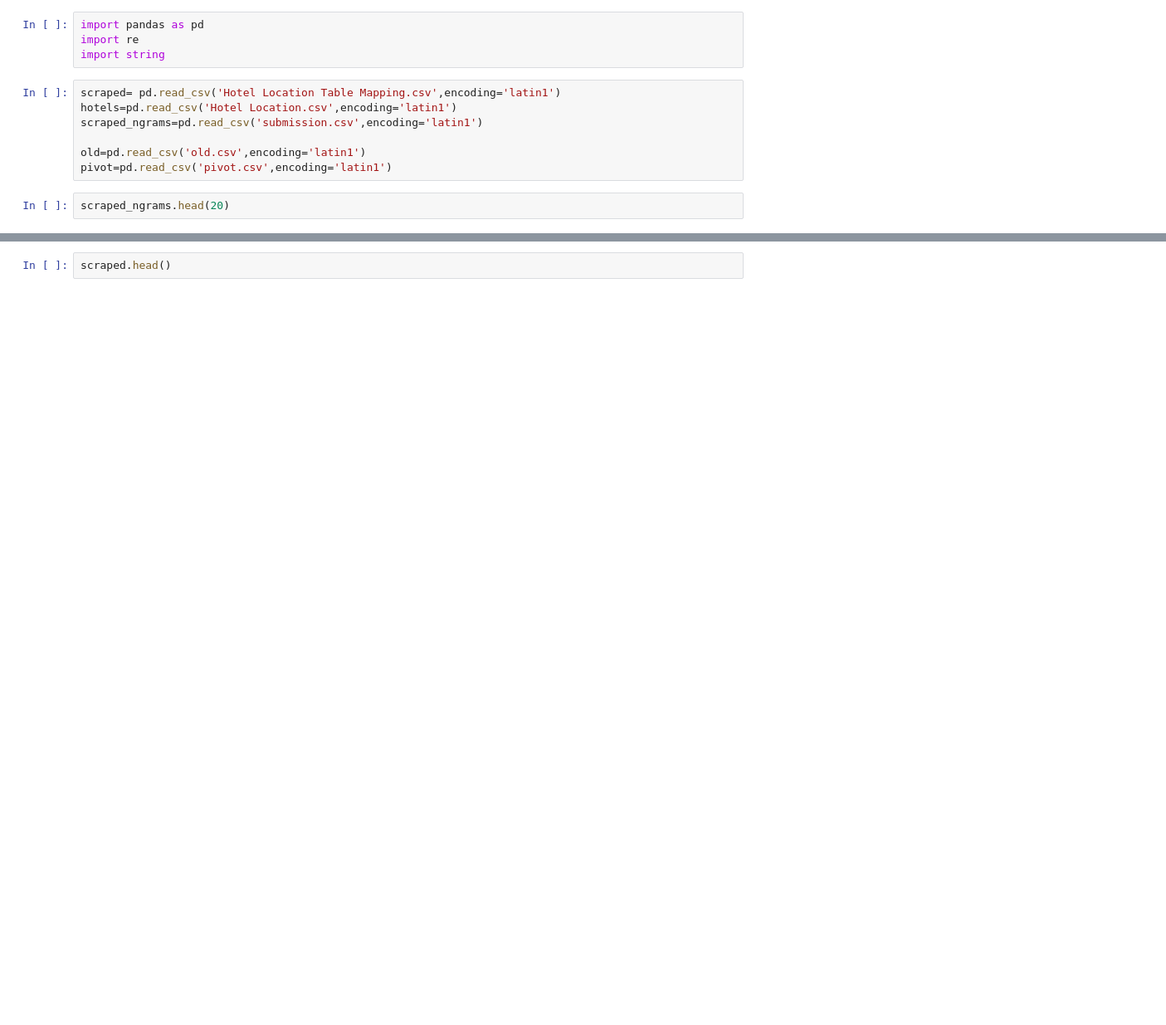
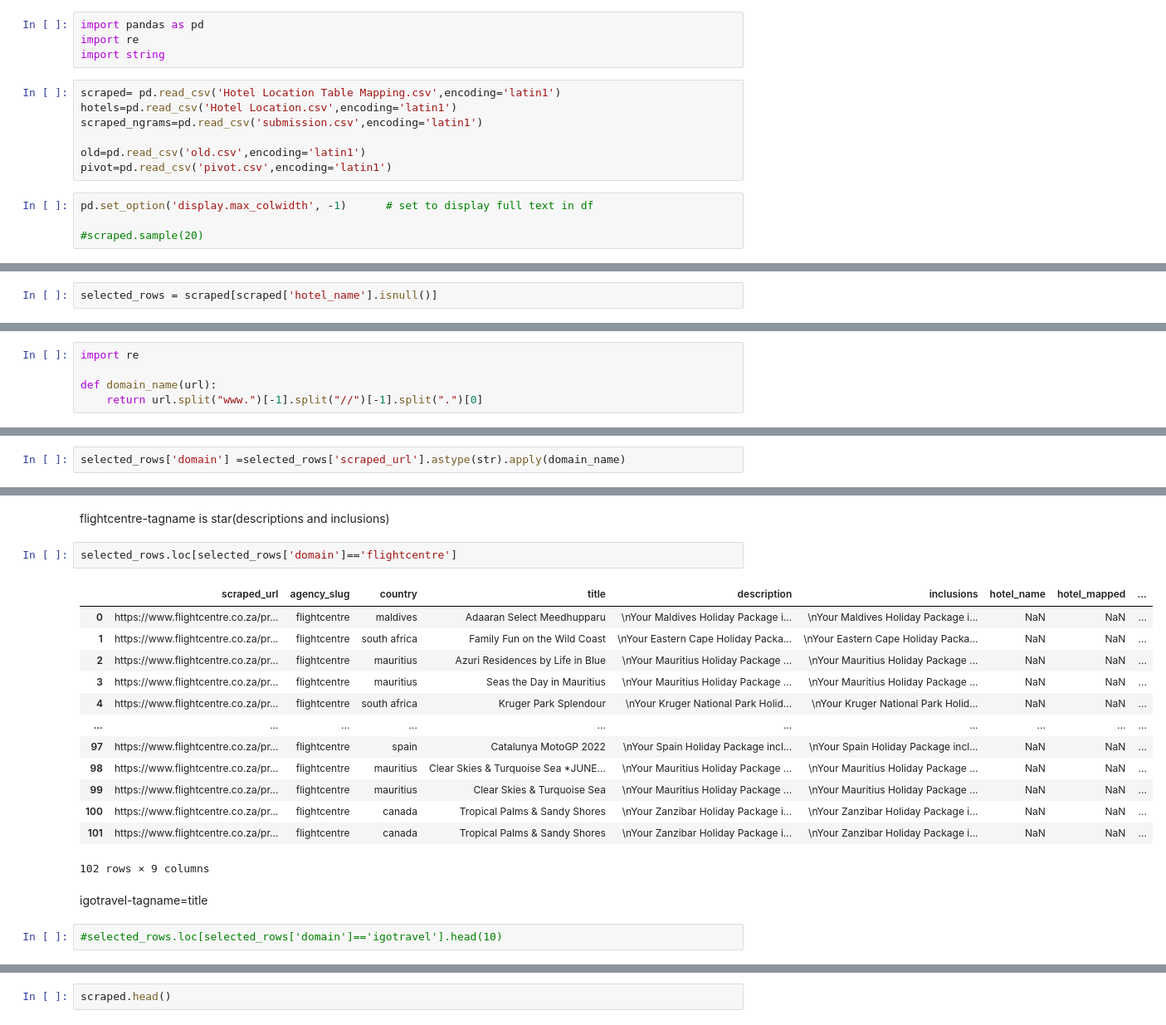
Before and after one commit to jeniffermukami/Name-matching-in-python, a Jupyter notebook: hotels mapping/Untitled3.ipynb, the cells around one changed output, grey strips where cells are left out. Shown at 83% size. Saved outputs shown, nothing was run; the diff lists cells and outputs as text; blank space fills up the shorter version.

```diff
--- a/hotels mapping/Untitled3.ipynb
+++ b/hotels mapping/Untitled3.ipynb
@@ -10,4 +10,6 @@ scraped_ngrams=pd.read_csv('submission.csv',encoding='latin1')
 old=pd.read_csv('old.csv',encoding='latin1')
 pivot=pd.read_csv('pivot.csv',encoding='latin1')
 # %%
-scraped_ngrams.head(20)
+pd.set_option('display.max_colwidth', -1)      # set to display full text in df
+
+#scraped.sample(20)
@@ -31,0 +16,2 @@ scraped_ngrams.head(20)
+# %%
+selected_rows = scraped[scraped['hotel_name'].isnull()]
@@ -31,0 +71,5 @@ scraped_ngrams.head(20)
+# %%
+import re
+
+def domain_name(url):
+    return url.split("www.")[-1].split("//")[-1].split(".")[0]
@@ -31,0 +87,2 @@ scraped_ngrams.head(20)
+# %%
+selected_rows['domain'] =selected_rows['scraped_url'].astype(str).apply(domain_name)
@@ -31,0 +117,22 @@ scraped_ngrams.head(20)
+# %% [markdown]
+flightcentre-tagname is star(descriptions and inclusions)
+# %%
+selected_rows.loc[selected_rows['domain']=='flightcentre']
+# %% [output]
+|  | scraped_url | agency_slug | country | title | description | inclusions | hotel_name | hotel_mapped | ... |
+| 0 | https://www.flightcentre.co.za/pr... | flightcentre | maldives | Adaaran Select Meedhupparu | \nYour Maldives Holiday Package i... | \nYour Maldives Holiday Package i... | NaN | NaN | ... |
+| 1 | https://www.flightcentre.co.za/pr... | flightcentre | south africa | Family Fun on the Wild Coast | \nYour Eastern Cape Holiday Packa... | \nYour Eastern Cape Holiday Packa... | NaN | NaN | ... |
+| 2 | https://www.flightcentre.co.za/pr... | flightcentre | mauritius | Azuri Residences by Life in Blue | \nYour Mauritius Holiday Package ... | \nYour Mauritius Holiday Package ... | NaN | NaN | ... |
+| 3 | https://www.flightcentre.co.za/pr... | flightcentre | mauritius | Seas the Day in Mauritius | \nYour Mauritius Holiday Package ... | \nYour Mauritius Holiday Package ... | NaN | NaN | ... |
+| 4 | https://www.flightcentre.co.za/pr... | flightcentre | south africa | Kruger Park Splendour | \nYour Kruger National Park Holid... | \nYour Kruger National Park Holid... | NaN | NaN | ... |
+| ... | ... | ... | ... | ... | ... | ... | ... | ... | ... |
+| 97 | https://www.flightcentre.co.za/pr... | flightcentre | spain | Catalunya MotoGP 2022 | \nYour Spain Holiday Package incl... | \nYour Spain Holiday Package incl... | NaN | NaN | ... |
+| 98 | https://www.flightcentre.co.za/pr... | flightcentre | mauritius | Clear Skies & Turquoise Sea *JUNE... | \nYour Mauritius Holiday Package ... | \nYour Mauritius Holiday Package ... | NaN | NaN | ... |
+| 99 | https://www.flightcentre.co.za/pr... | flightcentre | mauritius | Clear Skies & Turquoise Sea | \nYour Mauritius Holiday Package ... | \nYour Mauritius Holiday Package ... | NaN | NaN | ... |
+| 100 | https://www.flightcentre.co.za/pr... | flightcentre | canada | Tropical Palms & Sandy Shores | \nYour Zanzibar Holiday Package i... | \nYour Zanzibar Holiday Package i... | NaN | NaN | ... |
+| 101 | https://www.flightcentre.co.za/pr... | flightcentre | canada | Tropical Palms & Sandy Shores | \nYour Zanzibar Holiday Package i... | \nYour Zanzibar Holiday Package i... | NaN | NaN | ... |
+102 rows × 9 columns
+# %% [markdown]
+igotravel-tagname=title
+# %%
+#selected_rows.loc[selected_rows['domain']=='igotravel'].head(10)
```
Also changed, not shown: parts of 35 cells of this notebook, 6 other files.
